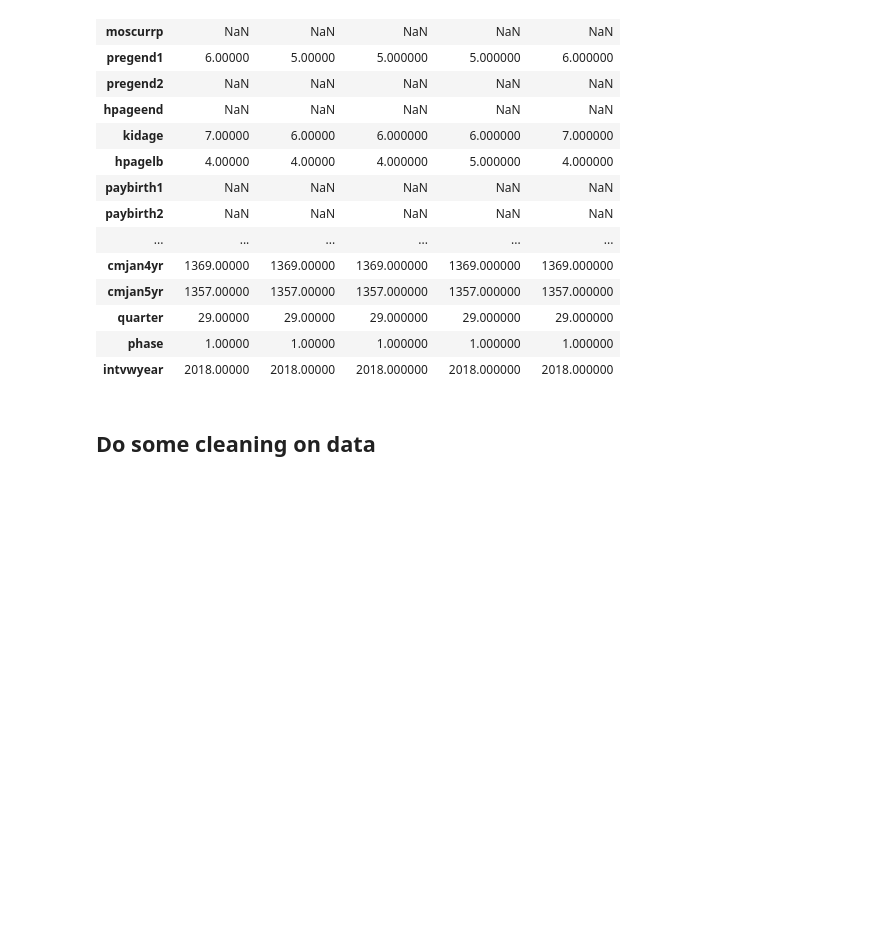
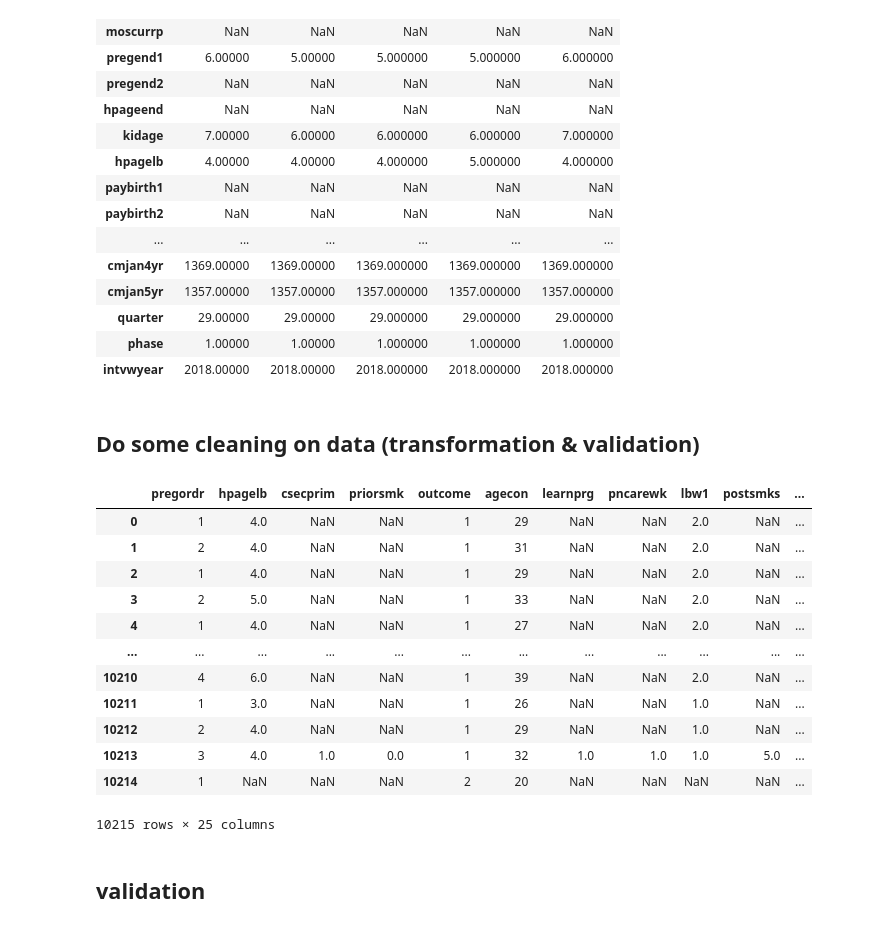
Before and after one commit to ashen007/National-Survey-of-Family-Growth, a Jupyter notebook: National Survey of Family Growth/Notebooks/pregnancy.ipynb, the cells around one changed output. Saved outputs shown, nothing was run; the diff lists cells and outputs as text; code cells hidden in the pictures; blank space fills up the shorter version.

```diff
--- a/National Survey of Family Growth/Notebooks/pregnancy.ipynb
+++ b/National Survey of Family Growth/Notebooks/pregnancy.ipynb
@@ -62,5 +62,5 @@ pregnancy_data.head(5).T
 | phase | 1.00000 | 1.00000 | 1.000000 | 1.000000 | 1.000000 |
 | intvwyear | 2018.00000 | 2018.00000 | 2018.000000 | 2018.000000 | 2018.000000 |
 # %% [markdown]
-## Do some cleaning on data
+## Do some cleaning on data (transformation & validation)
 # %%
@@ -70 +70,22 @@ pregnancy_data['hpagelb'].replace(na_values,inplace=True)
 pregnancy_data['cmintvw'] = np.nan
+# %%
+features = ['pregordr', 'hpagelb', 'csecprim', 'priorsmk','outcome','agecon','learnprg','pncarewk','lbw1',
+            'postsmks', 'npostsmk','feelinpg','gest_lb','gest_othr','agepreg','ager','educat','hieduc',
+            'race','pregnum','parity','poverty','laborfor','religion','metro']
+pregnancy_data[features]
+# %% [output]
+|  | pregordr | hpagelb | csecprim | priorsmk | outcome | agecon | learnprg | pncarewk | lbw1 | postsmks | ... |
+| 0 | 1 | 4.0 | NaN | NaN | 1 | 29 | NaN | NaN | 2.0 | NaN | ... |
+| 1 | 2 | 4.0 | NaN | NaN | 1 | 31 | NaN | NaN | 2.0 | NaN | ... |
+| 2 | 1 | 4.0 | NaN | NaN | 1 | 29 | NaN | NaN | 2.0 | NaN | ... |
+| 3 | 2 | 5.0 | NaN | NaN | 1 | 33 | NaN | NaN | 2.0 | NaN | ... |
+| 4 | 1 | 4.0 | NaN | NaN | 1 | 27 | NaN | NaN | 2.0 | NaN | ... |
+| ... | ... | ... | ... | ... | ... | ... | ... | ... | ... | ... | ... |
+| 10210 | 4 | 6.0 | NaN | NaN | 1 | 39 | NaN | NaN | 2.0 | NaN | ... |
+| 10211 | 1 | 3.0 | NaN | NaN | 1 | 26 | NaN | NaN | 1.0 | NaN | ... |
+| 10212 | 2 | 4.0 | NaN | NaN | 1 | 29 | NaN | NaN | 1.0 | NaN | ... |
+| 10213 | 3 | 4.0 | 1.0 | 0.0 | 1 | 32 | 1.0 | 1.0 | 1.0 | 5.0 | ... |
+| 10214 | 1 | NaN | NaN | NaN | 2 | 20 | NaN | NaN | NaN | NaN | ... |
+10215 rows × 25 columns
+# %% [markdown]
+## validation
```
Also changed, not shown: parts of 2 cells of this notebook.
